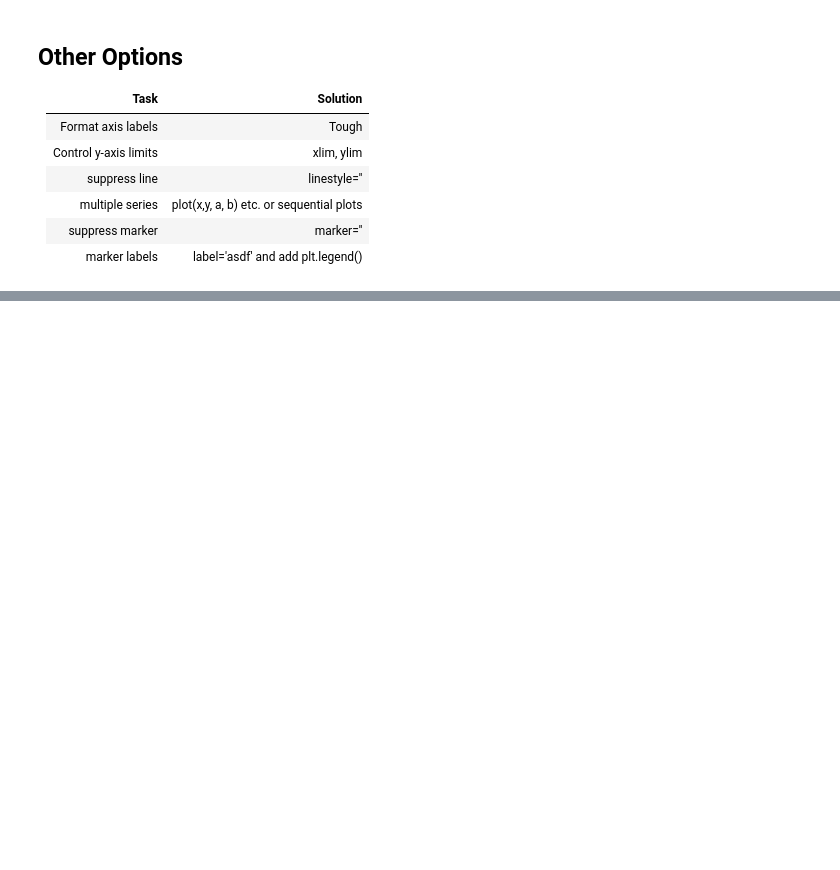
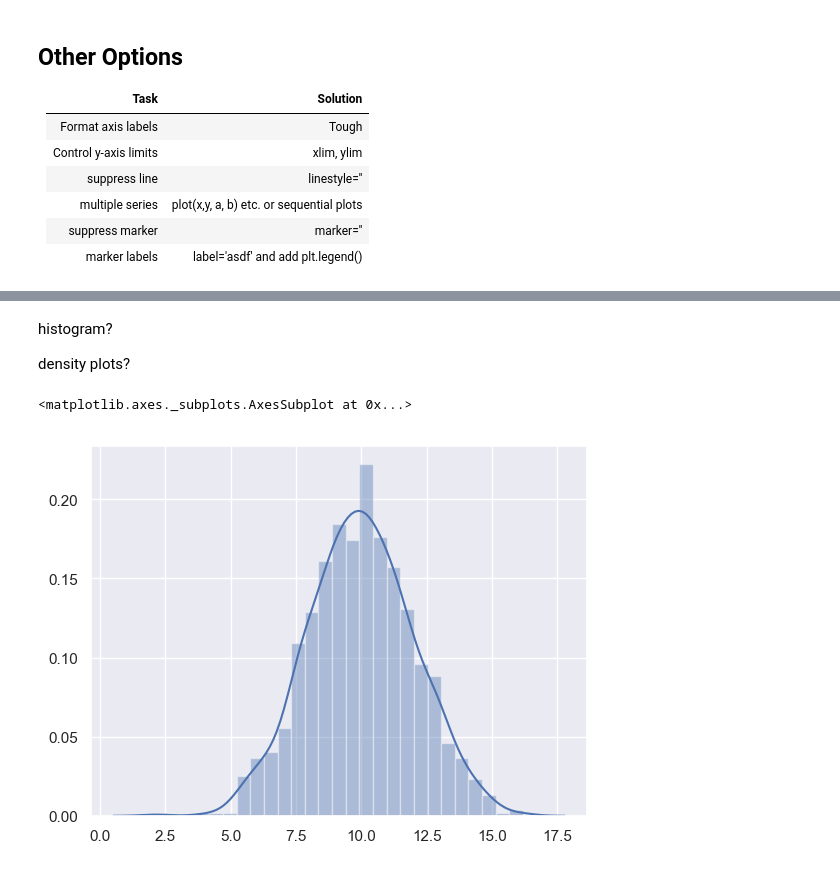
Before and after one commit to PirateGrunt/paw_rpm, a Jupyter notebook: notebooks/05_viz.ipynb, the cells around one changed output, grey strips where cells are left out. Cells and saved outputs as stored; diff of their text form; code cells hidden in the pictures; blank space fills up the shorter version.

```diff
--- a/notebooks/05_viz.ipynb
+++ b/notebooks/05_viz.ipynb
@@ -269,3 +228,16 @@ sns.residplot(
       x = "DevelopmentLag"
     , y = "incremental_paid"
     , data = df_one)
+# %% [markdown]
+histogram?
+
+density plots?
+# %%
+import numpy as np
+
+norms = np.random.normal(10, 1, 1000)
+# %%
+sns.distplot(norms)
+# %% [output]
+<matplotlib.axes._subplots.AxesSubplot at 0x...>
+[figure, added]
```
Also changed, not shown: parts of 14 cells of this notebook.
